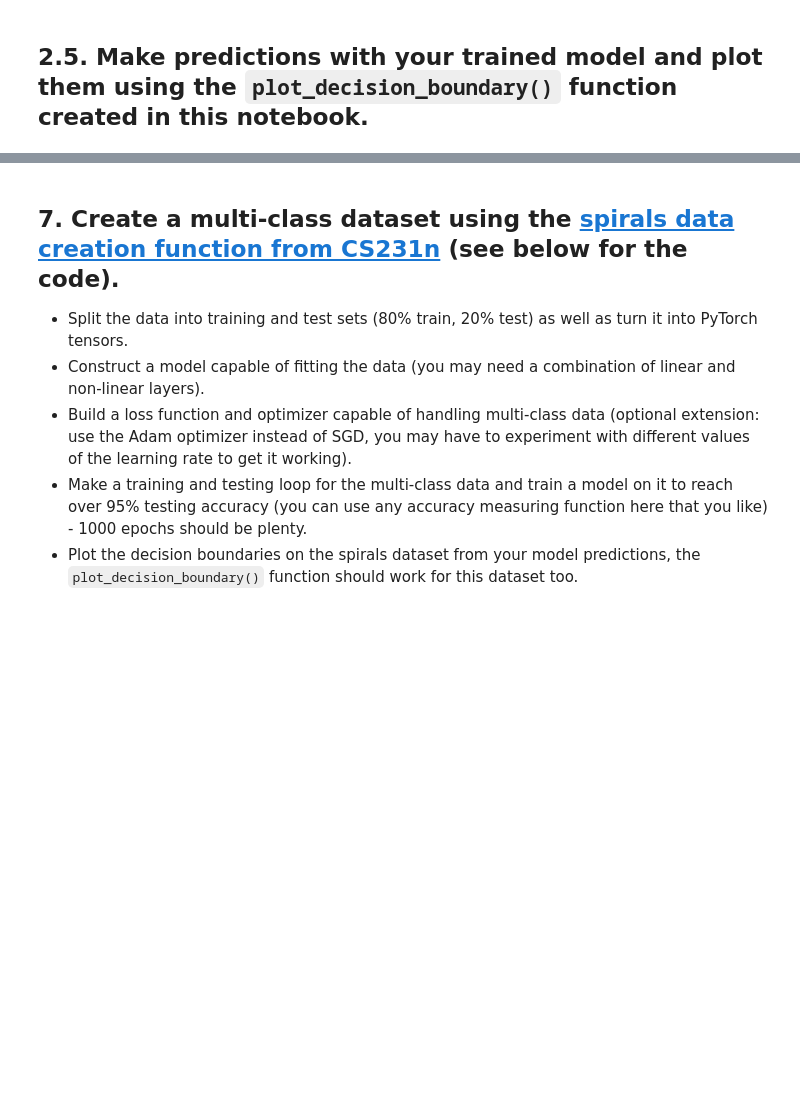
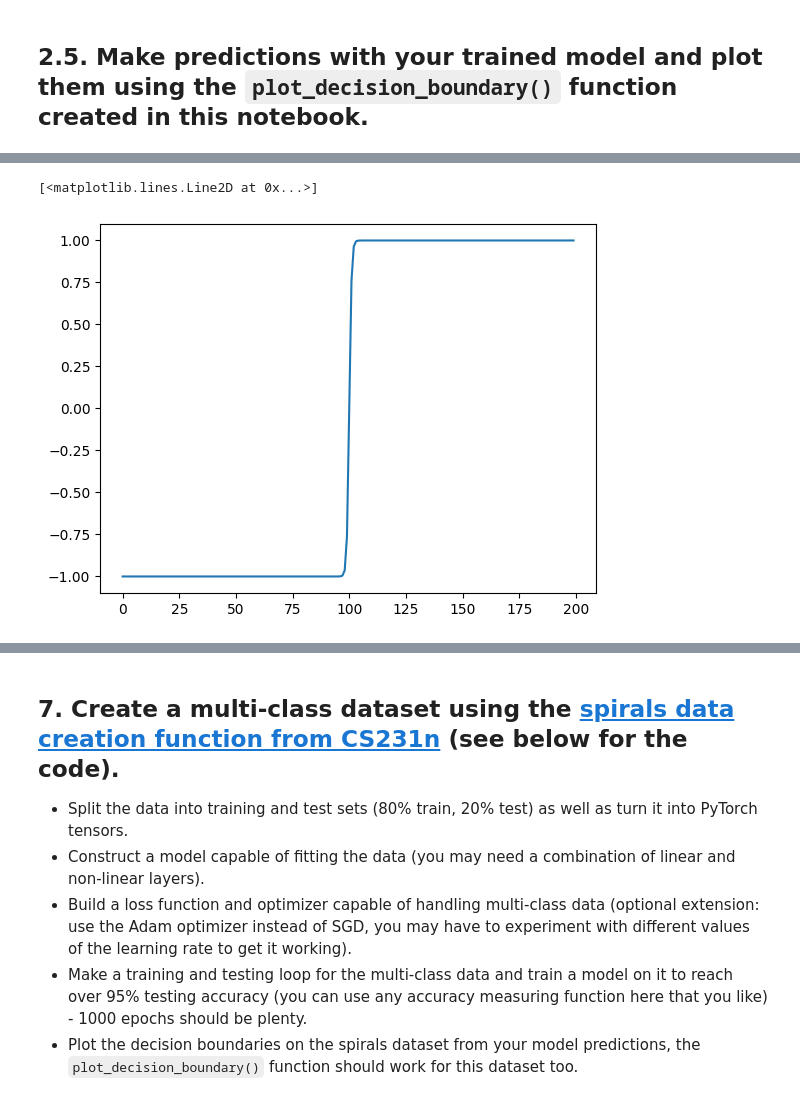
Before and after one commit to UMB200/AI_ML_pytorch_projects, a Jupyter notebook: 02_pytorch_classification_exercises.ipynb, the cells around one changed output, grey strips where cells are left out. Cells and saved outputs as stored; diff of their text form; code cells hidden in the pictures; blank space fills up the shorter version.

```diff
--- a/02_pytorch_classification_exercises.ipynb
+++ b/02_pytorch_classification_exercises.ipynb
@@ -240,2 +242,6 @@ plot_decision_boundary(model = model_moon, X = X_test, y = y_test)
 # %%
 # Test torch.tanh() on the tensor and plot it
+plt.plot(torch.tanh(tensor_line))
+# %% [output]
+[<matplotlib.lines.Line2D at 0x...>]
+[figure, added]
```
Also changed, not shown: parts of 10 cells of this notebook.
